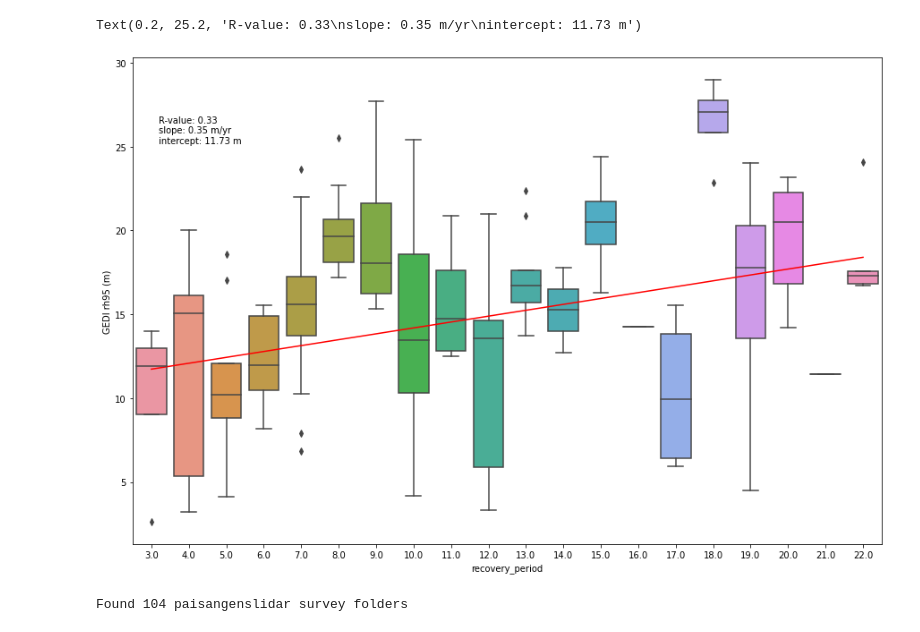
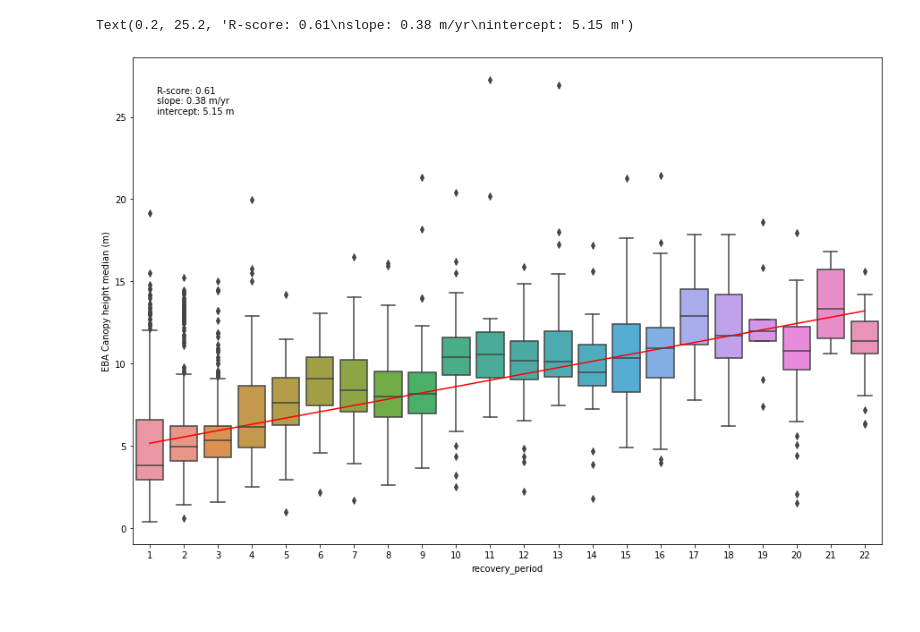
Before and after one commit to ameliaholcomb/biomass-recovery, a Jupyter notebook: notebooks/25-ah2174-als-recovery-analysis.ipynb, the cells around one changed output. Drawn from its saved outputs; the diff is of its cells as text; code cells hidden in the pictures.

Commit message:
Recovery analysis notebook updates

```diff
--- a/notebooks/25-ah2174-als-recovery-analysis.ipynb
+++ b/notebooks/25-ah2174-als-recovery-analysis.ipynb
@@ -83,4 +49,4 @@ print(gedi_data)
 # %%
-quality_gedi = gedi_data[(gedi_data.overlap_quality != 0) & (gedi_data.recovery_period >= 3) & (gedi_data.recovery_period <= 22)]
-len(quality_gedi)
+quality_als = als[(als.overlap_quality >= 2) & (als.recovery_period >= 3) & (als.recovery_period <= 22)]
+len(quality_als)
 # %% [output]
@@ -89,0 +54,24 @@ lin_rh95 = linregress(quality_gedi.recovery_period, quality_gedi.rh95)
+# %%
+lin_chm_med = linregress(quality_als.recovery_period, quality_als.chm_med)
+lin_acd_longo2016 = linregress(quality_als.recovery_period, quality_als.acd_longo2016)
+lin_acd_asner2014 = linregress(quality_als.recovery_period, quality_als.acd_asner2014)
+
+def fit_model(q, mod):
+    res = mod.fit(q=q)
+    return [
+        q,
+        res.params["Intercept"],
+        *res.conf_int().loc["Intercept"],
+        res.params["recovery_period"],
+        *res.conf_int().loc["recovery_period"],
+        res.prsquared,
+    ]
+
+mod_longo2016 = smf.quantreg("acd_longo2016 ~ recovery_period", quality_als)
+mod_asner2014 = smf.quantreg("acd_asner2014 ~ recovery_period", quality_als)
+
+print(mod_longo2016.fit(q=0.5).summary())
+print(mod_asner2014.fit(q=0.5).summary())
+median_longo2016 = fit_model(0.5, mod_longo2016)
+print(median_longo2016)
+median_asner2014 = fit_model(0.5, mod_asner2014)
@@ -90,28 +96,15 @@ lin_rh95 = linregress(quality_gedi.recovery_period, quality_gedi.rh95)
 # %%
 plt.figure(1, (15,10))
-ax = sns.boxplot(x="recovery_period", y="rh95", data=quality_gedi)
-ax.set_ylabel("GEDI rh95 (m)")
-xs = range(0, 20)
-ax.plot(xs, lin_rh95.intercept + lin_rh95.slope * xs, 'r')
+ax = sns.boxplot(x="recovery_period", y="chm_med", data=quality_als)
+ax.set_ylabel("EBA Canopy height median (m)")
+xs = range(0, 22)
+ax.plot(xs, lin_chm_med.intercept + lin_chm_med.slope * xs, 'r')
 text_label = (
-    "R-value: {0:.2f}\n"
+    "R-score: {0:.2f}\n"
     "slope: {1:.2f} m/yr\n"
     "intercept: {2:.2f} m").format(
-        lin_rh95.rvalue, lin_rh95.slope, lin_rh95.intercept)
+        lin_chm_med.rvalue, lin_chm_med.slope, lin_chm_med.intercept)
 ax.text(x=0.2, y=25.2, s=text_label)
 # %% [output]
-Text(0.2, 25.2, 'R-value: 0.33\nslope: 0.35 m/yr\nintercept: 11.73 m')
+Text(0.2, 25.2, 'R-score: 0.61\nslope: 0.38 m/yr\nintercept: 5.15 m')
-[figure, old version]
+[figure, new version]
-# %%
-PAISAGENSLIDAR_PATH = SCRATCH_PATH / "Paisagenslidar" / "processed"
-paisagenslidar_surveys = [
-    survey
-    for survey in PAISAGENSLIDAR_PATH.glob("*/*")
-    if (survey / "grid_metrics").exists() and any((survey / "grid_metrics").iterdir())
-]
-
-
-print("Found {} paisangenslidar survey folders".format(
-    len(paisagenslidar_surveys)))
-# %% [output]
-Found 104 paisangenslidar survey folders
```
Also changed, not shown: parts of 15 cells of this notebook.
